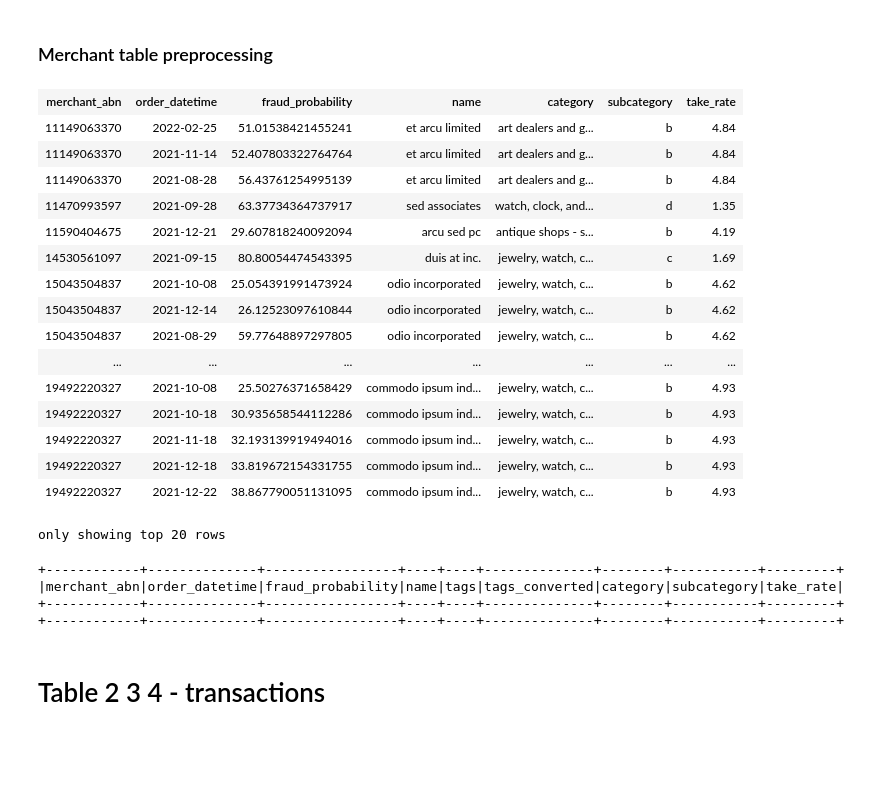
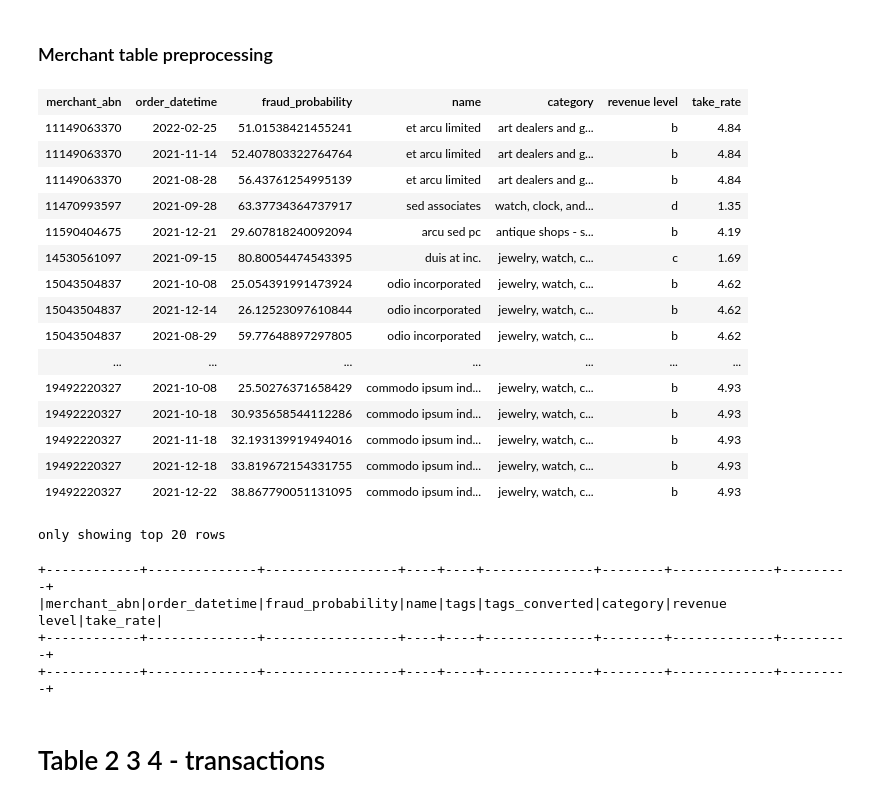
Before and after one commit to MAST30034-AppliedDataScience/project-2-group-buy-now-pay-later-industry-project-28, a Jupyter notebook: notebooks/Preliminary Analysis.ipynb, the cells around one changed output. Saved outputs shown, nothing was run; the diff lists cells and outputs as text; code cells hidden in the pictures; blank space fills up the shorter version.

```diff
--- a/notebooks/Preliminary Analysis.ipynb
+++ b/notebooks/Preliminary Analysis.ipynb
@@ -125,19 +130,19 @@ merchant_table = merchant_table.withColumn("tags_converted", regexp_replace(col(
 # %%
 # split the elements by '], [' to get the three parts
 split_col = split(col("tags_converted"), r'\], \[')
 
 # clean up each part and assign them to separate columns
 merchant_table = merchant_table.withColumn("category", trim(regexp_replace(split_col.getItem(0), r'^\[|\]$', ''))) \
-                               .withColumn("subcategory", trim(regexp_replace(split_col.getItem(1), r'^\[|\]$', ''))) \
+                               .withColumn("revenue level", trim(regexp_replace(split_col.getItem(1), r'^\[|\]$', ''))) \
                                .withColumn("take_rate", trim(regexp_replace(split_col.getItem(2), r'^\[take rate: |\]$', '')))
 
 # keep only numeric values
 merchant_table = merchant_table.withColumn("category", regexp_replace(col("category"), r'^\[|\]$', ''))
 merchant_table = merchant_table.withColumn("take_rate", regexp_replace(col("take_rate"), r'[^\d.]+', ''))
 
 merchant_table.drop('tags', 'tags_converted')
 # %% [output]
-| merchant_abn | order_datetime | fraud_probability | name | category | subcategory | take_rate |
+| merchant_abn | order_datetime | fraud_probability | name | category | revenue level | take_rate |
 | 11149063370 | 2022-02-25 | 51.01538421455241 | et arcu limited | art dealers and g... | b | 4.84 |
 | 11149063370 | 2021-11-14 | 52.407803322764764 | et arcu limited | art dealers and g... | b | 4.84 |
 | 11149063370 | 2021-08-28 | 56.43761254995139 | et arcu limited | art dealers and g... | b | 4.84 |
@@ -159,7 +164,7 @@ only showing top 20 rows
 invalid_fraud_prob = merchant_table.filter((col("fraud_probability") < 0) | (col("fraud_probability") > 100))
 invalid_fraud_prob.show(truncate=False)
 # %% [output]
-+------------+--------------+-----------------+----+----+--------------+--------+-----------+---------+
-|merchant_abn|order_datetime|fraud_probability|name|tags|tags_converted|category|subcategory|take_rate|
-+------------+--------------+-----------------+----+----+--------------+--------+-----------+---------+
-+------------+--------------+-----------------+----+----+--------------+--------+-----------+---------+
++------------+--------------+-----------------+----+----+--------------+--------+-------------+---------+
+|merchant_abn|order_datetime|fraud_probability|name|tags|tags_converted|category|revenue level|take_rate|
++------------+--------------+-----------------+----+----+--------------+--------+-------------+---------+
++------------+--------------+-----------------+----+----+--------------+--------+-------------+---------+
```
Also changed, not shown: parts of 14 cells of this notebook, 1 other file.
